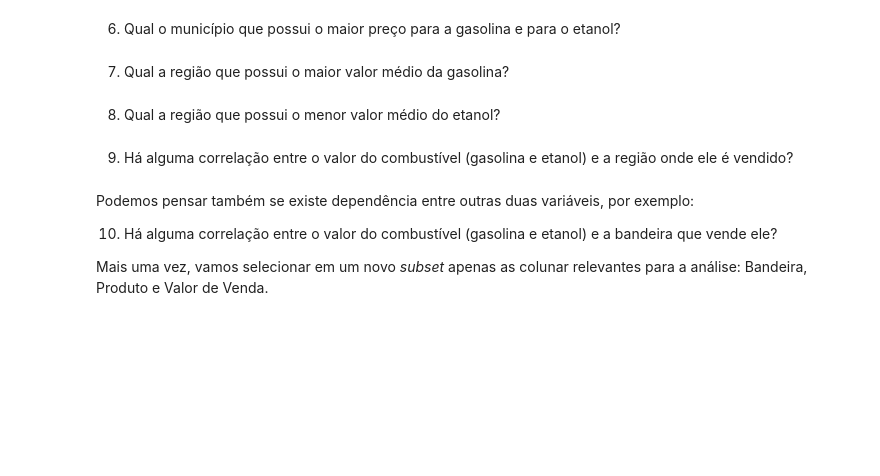
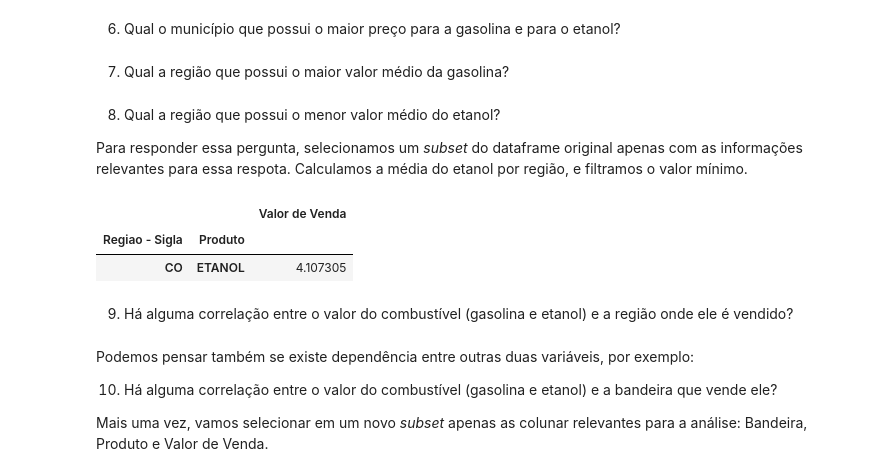
Before and after one commit to amoralles/ProjetoFinal_M4, a Jupyter notebook: ProjetoFinal_M4.ipynb, the cells around one changed output. Cells and saved outputs as stored; diff of their text form; code cells hidden in the pictures; blank space fills up the shorter version.

Commit message:
Resposta da pergunta 8

```diff
--- a/ProjetoFinal_M4.ipynb
+++ b/ProjetoFinal_M4.ipynb
@@ -158,8 +159,22 @@ Com isso, podemos observar que de julho de 2022 até o final de agosto de 2022,
 6. Qual o município que possui o maior preço para a gasolina e para o etanol?
 # %% [markdown]
 7. Qual a região que possui o maior valor médio da gasolina?
-# %% [markdown]
-8. Qual a região que possui o menor valor médio do etanol?
+# %% [markdown]
+8. Qual a região que possui o menor valor médio do etanol?
+
+Para responder essa pergunta, selecionamos um *subset* do dataframe original apenas com as informações relevantes para essa respota. Calculamos a média do etanol por região, e filtramos o valor mínimo.
+# %%
+min_etanol = conj_dados.loc[(conj_dados['Produto'] == 'ETANOL')]
+
+min_etanol = min_etanol.groupby(['Regiao - Sigla', 'Produto']).mean('Valor de Venda')
+
+min_etanol = min_etanol.loc[[min_etanol['Valor de Venda'].idxmin()]]
+
+min_etanol
+# %% [output]
+|  |  | Valor de Venda |
+| Regiao - Sigla | Produto |  |
+| CO | ETANOL | 4.107305 |
 # %% [markdown]
 9. Há alguma correlação entre o valor do combustível (gasolina e etanol) e a região onde ele é vendido?
 # %% [markdown]
```
Also changed, not shown: parts of 5 cells of this notebook.
